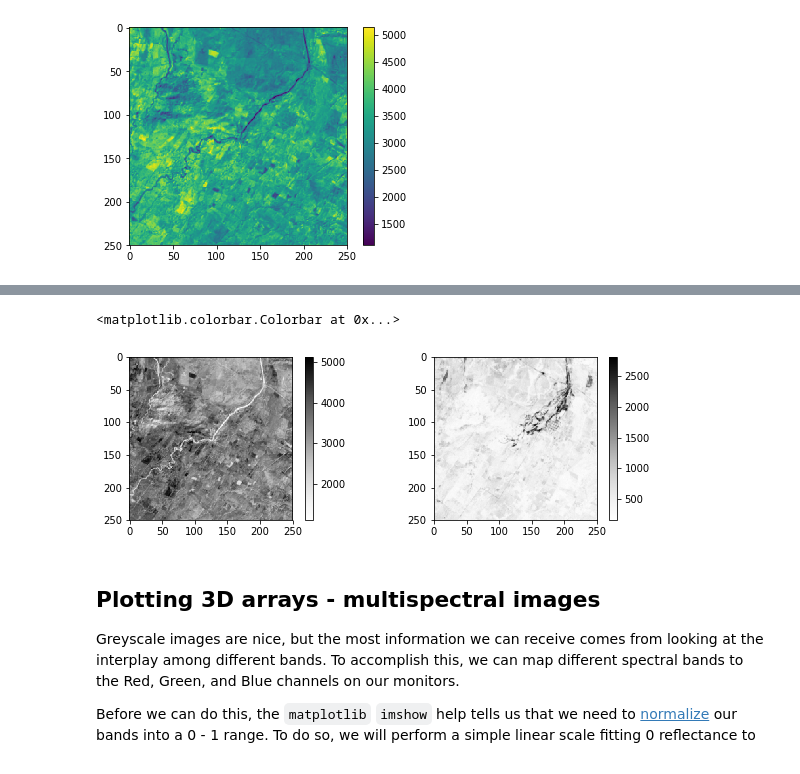
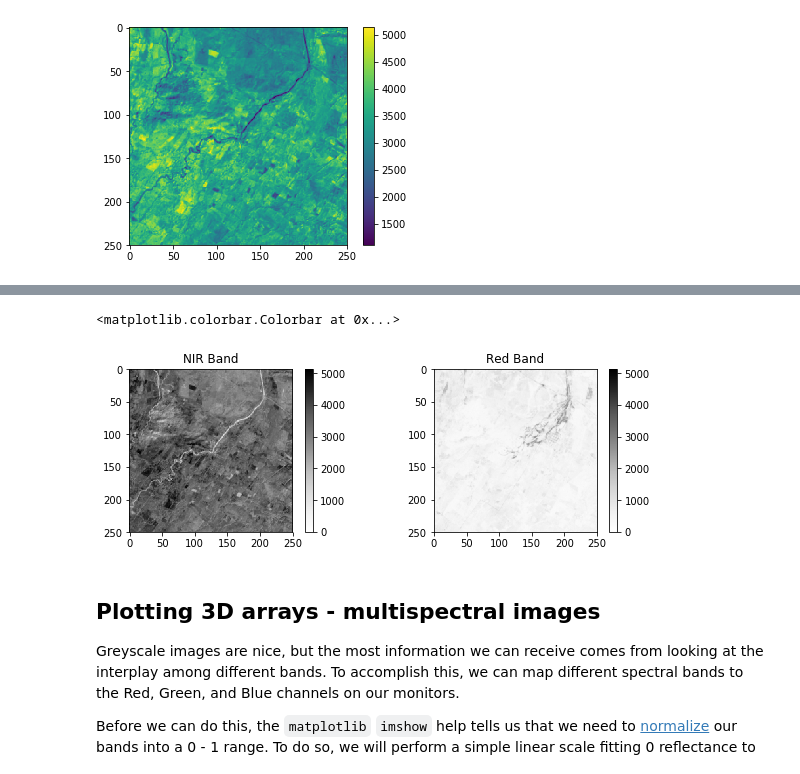
Before and after one commit to ceholden/open-geo-tutorial, a Jupyter notebook: notebooks/chapter_3_visualization.ipynb, the cells around one changed output, grey strips where cells are left out. Drawn from its saved outputs; the diff is of its cells as text; code cells hidden in the pictures.

```diff
--- a/notebooks/chapter_3_visualization.ipynb
+++ b/notebooks/chapter_3_visualization.ipynb
@@ -25,11 +25,10 @@ We will begin by reading our example image into a NumPy memory array as shown in
 # %%
 import rasterio
-import rasterio.plot
 
 import numpy as np
 
-# Open a raster dataset
-dataset = rasterio.open('../../example/LE70220491999322EDC01_stack.gtif')
+# Open our raster dataset
+dataset = rasterio.open('../data/LE70220491999322EDC01_stack.gtif')
 
 image = dataset.read()
 # %% [markdown]
@@ -262,19 +245,27 @@ We'll also begin showing some more advanced plotting capabilities in matplotlib
 # %%
 fig, (ax1, ax2) = plt.subplots(1,2, figsize=(10,3)) # 2 axes on a 1x2 grid
 # note that we could also use indexing for our axes:
 # fig, ax = plt.subplots(1, 2)
 # ax1 = ax[0]
 
+# find max reflectance to put them on the same colorbar scale
+max_ref = np.amax([np.amax(image[3:,:]), np.amax(image[2:,:])])
+
 # nir in first subplot
 nir = ax1.imshow(image[3, :, :], cmap=plt.cm.Greys)
+ax1.set_title("NIR Band")
+nir.set_clim(vmin=0, vmax=max_ref)
+
 fig.colorbar(nir, ax=ax1)
 
 # Now red band in the second subplot
 red = ax2.imshow(image[2, :, :], cmap=plt.cm.Greys)
+ax2.set_title("Red Band")
+red.set_clim(vmin=0, vmax=max_ref)
 fig.colorbar(red, ax=ax2)
 # %% [output]
 <matplotlib.colorbar.Colorbar at 0x...>
-[figure, old version]
+[figure, new version]
 # %% [markdown]
 ## Plotting 3D arrays - multispectral images
 
```
Also changed, not shown: parts of 29 cells of this notebook, 51 other files.
